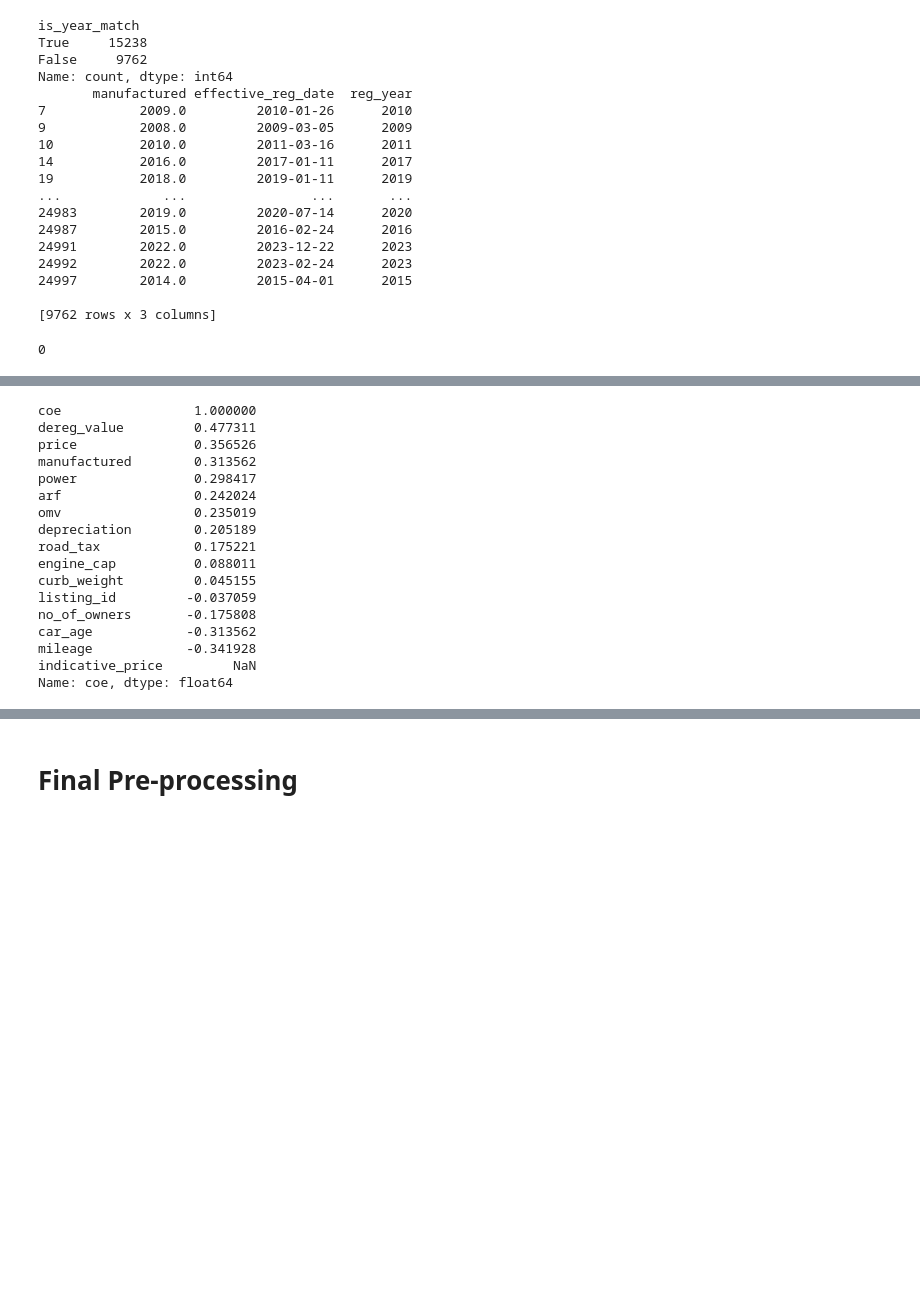
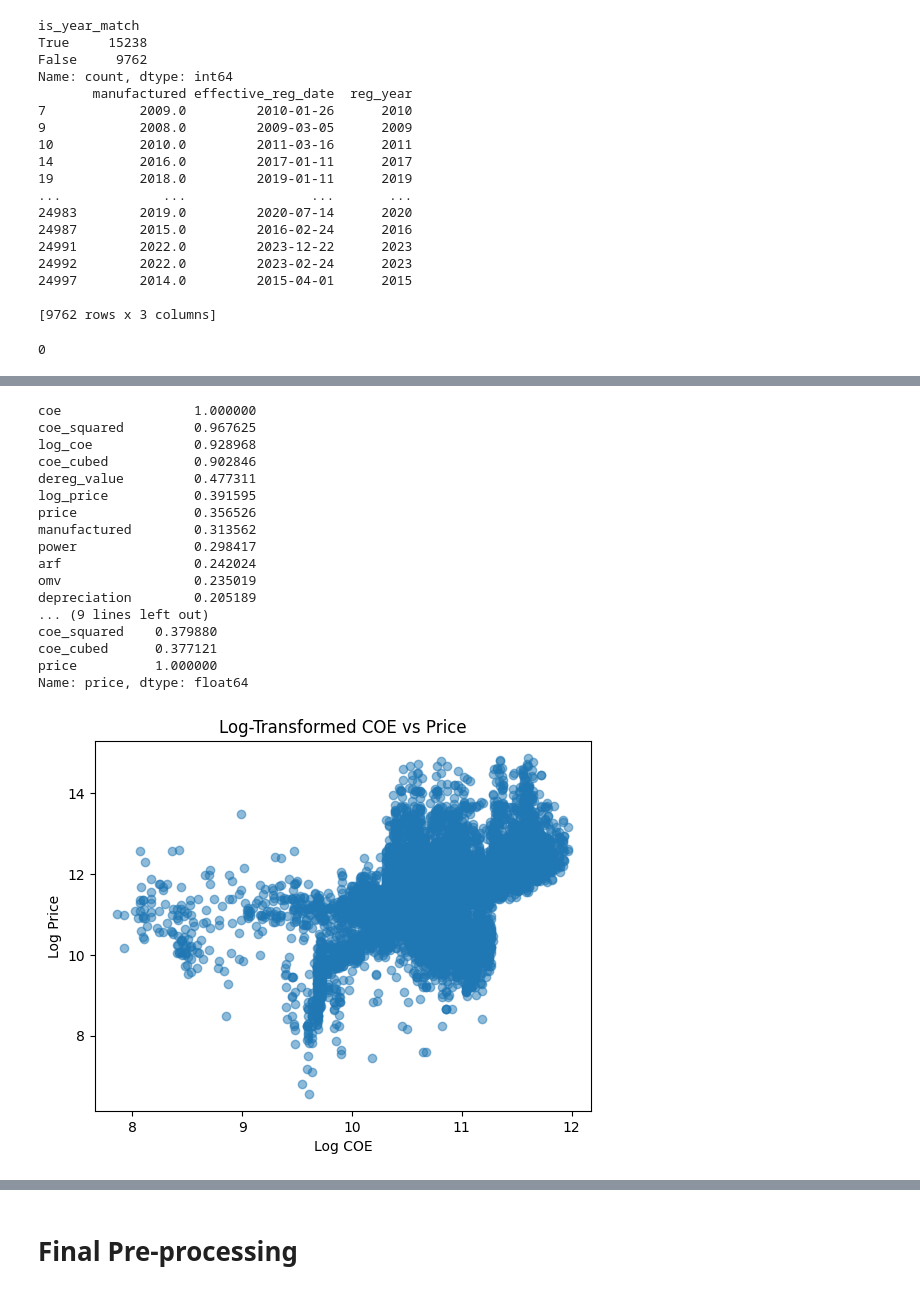
Before and after one commit to melloo21/CS5228_project, a Jupyter notebook: test_EDA.ipynb, the cells around one changed output, grey strips where cells are left out. Drawn from its saved outputs; the diff is of its cells as text; code cells hidden in the pictures; blank space fills up the shorter version.

```diff
--- a/test_EDA.ipynb
+++ b/test_EDA.ipynb
@@ -258,39 +259,57 @@ Name: count, dtype: int64
 #COE
 
 #Null values
 print(df_trial['coe'].isnull().sum())
 
 # Scatter plot
 plt.figure(figsize=(10,6))  # Optional, for adjusting the figure size
 plt.scatter(df_trial['coe'], df_trial['price'], color='blue', alpha=0.5)
 plt.title('Scatter Plot: COE vs Price')
 plt.xlabel('COE')
 plt.ylabel('Price')
 plt.show()
 
 # Correlation
 numerical_df = df_trial.select_dtypes(include=[np.number])
 correlation_matrix = numerical_df.corr()
 depreciation_corr = correlation_matrix['coe']
 depreciation_corr_sorted = depreciation_corr.sort_values(ascending=False)
 print(depreciation_corr_sorted)
+
+# Polynomial Correlation
+df_trial['coe_squared'] = df_trial['coe'] ** 2
+df_trial['coe_cubed'] = df_trial['coe'] ** 3
+corr_squared = df_trial[['coe', 'coe_squared', 'coe_cubed', 'price']].corr()
+print(corr_squared['price'])
+
+# Log transformation
+df_trial['log_coe'] = np.log1p(df_trial['coe'])
+df_trial['log_price'] = np.log1p(df_trial['price'])
+
+# Scatter plot of log-transformed COE vs Price
+plt.scatter(df_trial['log_coe'], df_trial['log_price'], alpha=0.5)
+plt.title('Log-Transformed COE vs Price')
+plt.xlabel('Log COE')
+plt.ylabel('Log Price')
+plt.show()
 # %% [output]
 0
 [figure]
 coe                 1.000000
+coe_squared         0.967625
+log_coe             0.928968
+coe_cubed           0.902846
 dereg_value         0.477311
+log_price           0.391595
 price               0.356526
 manufactured        0.313562
 power               0.298417
 arf                 0.242024
 omv                 0.235019
 depreciation        0.205189
-road_tax            0.175221
-engine_cap          0.088011
-curb_weight         0.045155
-listing_id         -0.037059
-no_of_owners       -0.175808
-car_age            -0.313562
-mileage            -0.341928
-indicative_price         NaN
-Name: coe, dtype: float64
+... (9 lines left out)
+coe_squared    0.379880
+coe_cubed      0.377121
+price          1.000000
+Name: price, dtype: float64
+[figure, added]
```
Also changed, not shown: parts of 5 cells of this notebook, 3 other files.
